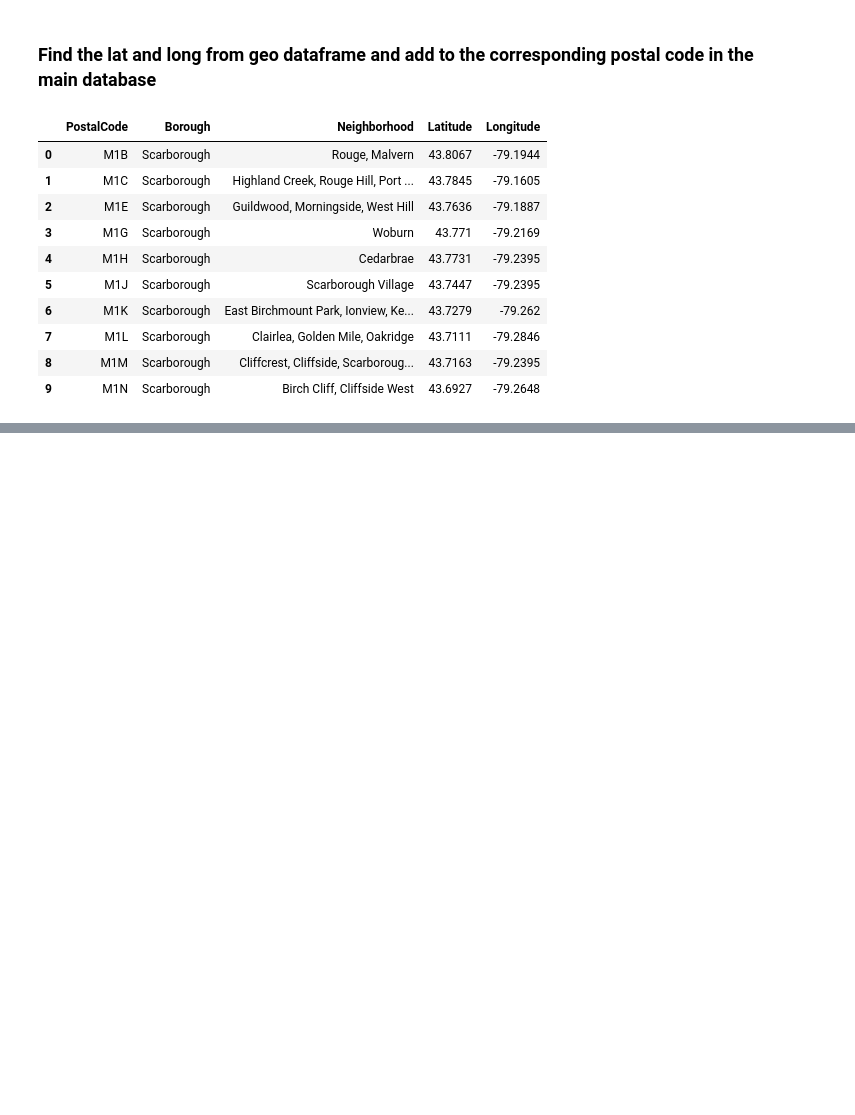
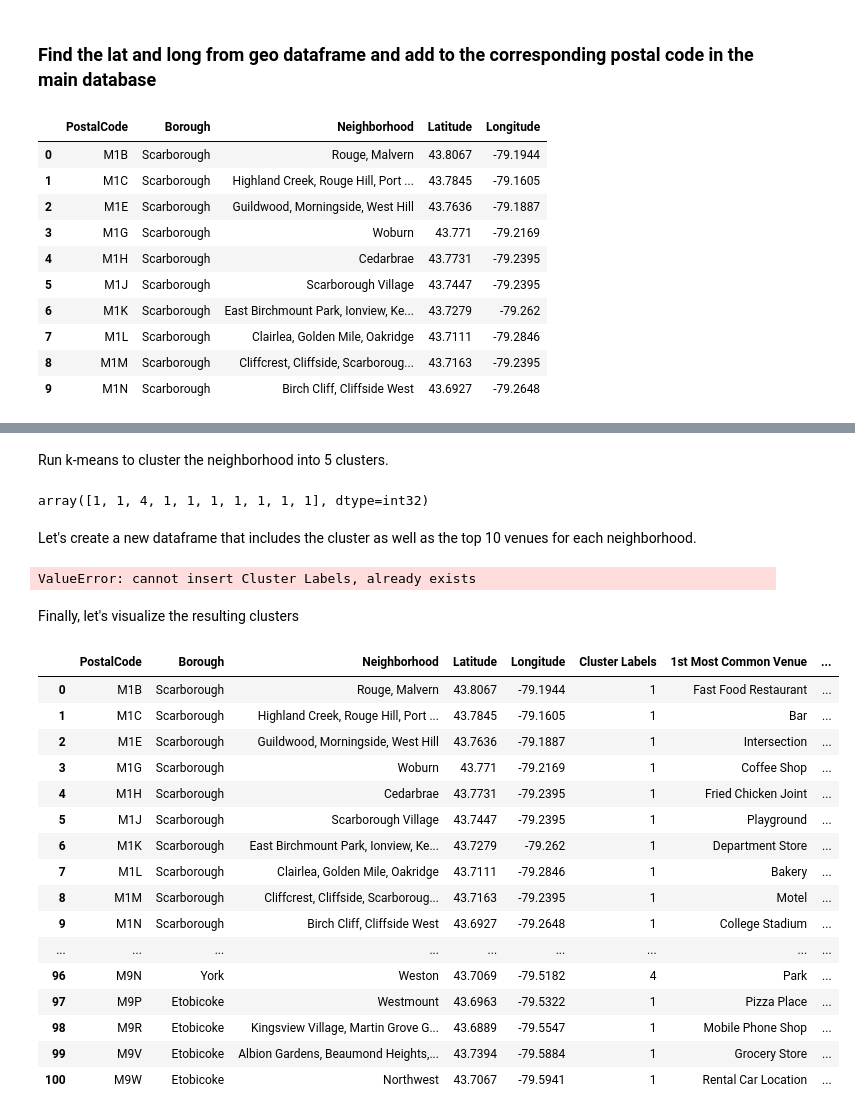
Before and after one commit to cunguyen1/github-example, a Jupyter notebook: Toronto Neighborhood Segmenting+Cluster.ipynb, the cells around one changed output, grey strips where cells are left out. Drawn from its saved outputs; the diff is of its cells as text; code cells hidden in the pictures; blank space fills up the shorter version.

```diff
--- a/Toronto Neighborhood Segmenting+Cluster.ipynb
+++ b/Toronto Neighborhood Segmenting+Cluster.ipynb
@@ -143,0 +469,12 @@ toronto_neighborhoods.head(10)
+# %%
+num_top_venues = 5
+
+for hood in toronto_grouped['Neighborhood']:
+    print("----"+hood+"----")
+    temp = toronto_grouped[toronto_grouped['Neighborhood'] == hood].T.reset_index()
+    temp.columns = ['venue','freq']
+    temp = temp.iloc[1:]
+    temp['freq'] = temp['freq'].astype(float)
+    temp = temp.round({'freq': 2})
+    print(temp.sort_values('freq', ascending=False).reset_index(drop=True).head(num_top_venues))
+    print('\n')
@@ -143,0 +503,6 @@ toronto_neighborhoods.head(10)
+# %%
+def return_most_common_venues(row, num_top_venues):
+    row_categories = row.iloc[1:]
+    row_categories_sorted = row_categories.sort_values(ascending=False)
+
+    return row_categories_sorted.index.values[0:num_top_venues]
@@ -143,0 +541,55 @@ toronto_neighborhoods.head(10)
+# %% [markdown]
+Run k-means to cluster the neighborhood into 5 clusters.
+# %%
+# set number of clusters
+kclusters = 5
+
+toronto_grouped_clustering = toronto_grouped.drop('Neighborhood', 1)
+
+# run k-means clustering
+kmeans = KMeans(n_clusters=kclusters, random_state=0).fit(toronto_grouped_clustering)
+
+# check cluster labels generated for each row in the dataframe
+kmeans.labels_[0:10]
+# %% [output]
+array([1, 1, 4, 1, 1, 1, 1, 1, 1, 1], dtype=int32)
+# %% [markdown]
+Let's create a new dataframe that includes the cluster as well as the top 10 venues for each neighborhood.
+# %%
+# add clustering labels
+neighborhoods_venues_sorted.insert(0, 'Cluster Labels', kmeans.labels_)
+
+toronto_merged = toronto_neighborhoods
+
+# merge toronto_grouped with toronto_data to add latitude/longitude for each neighborhood
+toronto_merged = toronto_merged.join(neighborhoods_venues_sorted.set_index('Neighborhood'), on='Neighborhood')
+
+toronto_merged.head() # check the last columns!
+# %% [output]
+ValueError: cannot insert Cluster Labels, already exists
+# %% [markdown]
+Finally, let's visualize the resulting clusters
+# %%
+toronto_merged.dropna(inplace=True)
+toronto_merged=toronto_merged.reset_index()
+toronto_merged=toronto_merged.drop(columns=['index'])
+toronto_merged['Cluster Labels'] =toronto_merged['Cluster Labels'].astype(int)
+toronto_merged
+# %% [output]
+|  | PostalCode | Borough | Neighborhood | Latitude | Longitude | Cluster Labels | 1st Most Common Venue | ... |
+| 0 | M1B | Scarborough | Rouge, Malvern | 43.8067 | -79.1944 | 1 | Fast Food Restaurant | ... |
+| 1 | M1C | Scarborough | Highland Creek, Rouge Hill, Port ... | 43.7845 | -79.1605 | 1 | Bar | ... |
+| 2 | M1E | Scarborough | Guildwood, Morningside, West Hill | 43.7636 | -79.1887 | 1 | Intersection | ... |
+| 3 | M1G | Scarborough | Woburn | 43.771 | -79.2169 | 1 | Coffee Shop | ... |
+| 4 | M1H | Scarborough | Cedarbrae | 43.7731 | -79.2395 | 1 | Fried Chicken Joint | ... |
+| 5 | M1J | Scarborough | Scarborough Village | 43.7447 | -79.2395 | 1 | Playground | ... |
+| 6 | M1K | Scarborough | East Birchmount Park, Ionview, Ke... | 43.7279 | -79.262 | 1 | Department Store | ... |
+| 7 | M1L | Scarborough | Clairlea, Golden Mile, Oakridge | 43.7111 | -79.2846 | 1 | Bakery | ... |
+| 8 | M1M | Scarborough | Cliffcrest, Cliffside, Scarboroug... | 43.7163 | -79.2395 | 1 | Motel | ... |
+| 9 | M1N | Scarborough | Birch Cliff, Cliffside West | 43.6927 | -79.2648 | 1 | College Stadium | ... |
+| ... | ... | ... | ... | ... | ... | ... | ... | ... |
+| 96 | M9N | York | Weston | 43.7069 | -79.5182 | 4 | Park | ... |
+| 97 | M9P | Etobicoke | Westmount | 43.6963 | -79.5322 | 1 | Pizza Place | ... |
+| 98 | M9R | Etobicoke | Kingsview Village, Martin Grove G... | 43.6889 | -79.5547 | 1 | Mobile Phone Shop | ... |
+| 99 | M9V | Etobicoke | Albion Gardens, Beaumond Heights,... | 43.7394 | -79.5884 | 1 | Grocery Store | ... |
+| 100 | M9W | Etobicoke | Northwest | 43.7067 | -79.5941 | 1 | Rental Car Location | ... |
```
Also changed, not shown: parts of 62 cells of this notebook.
